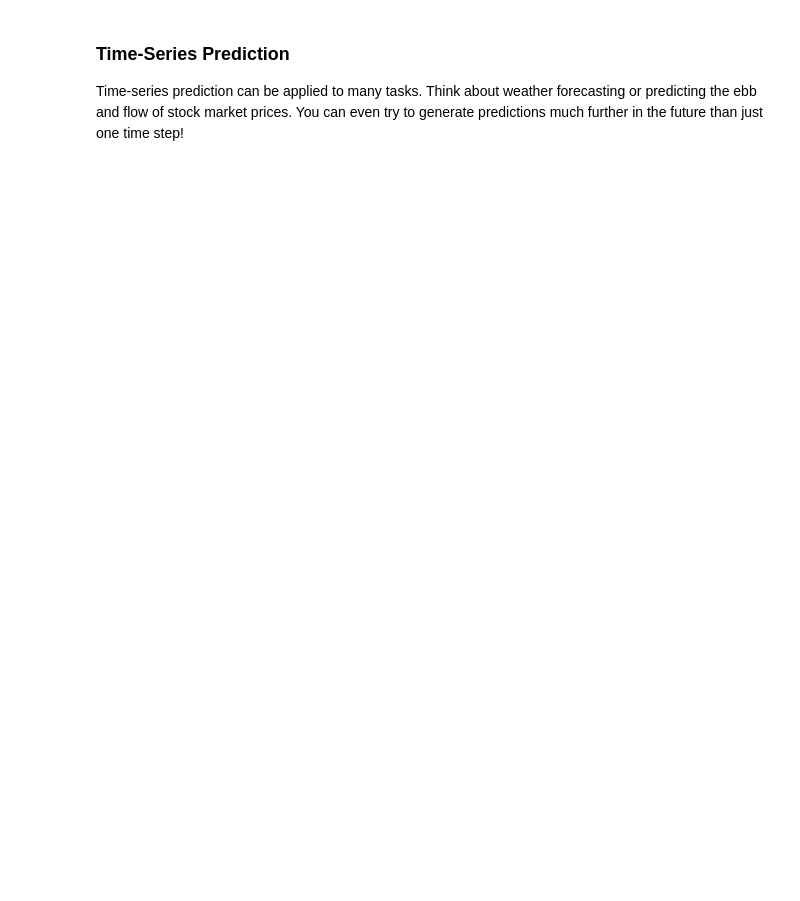
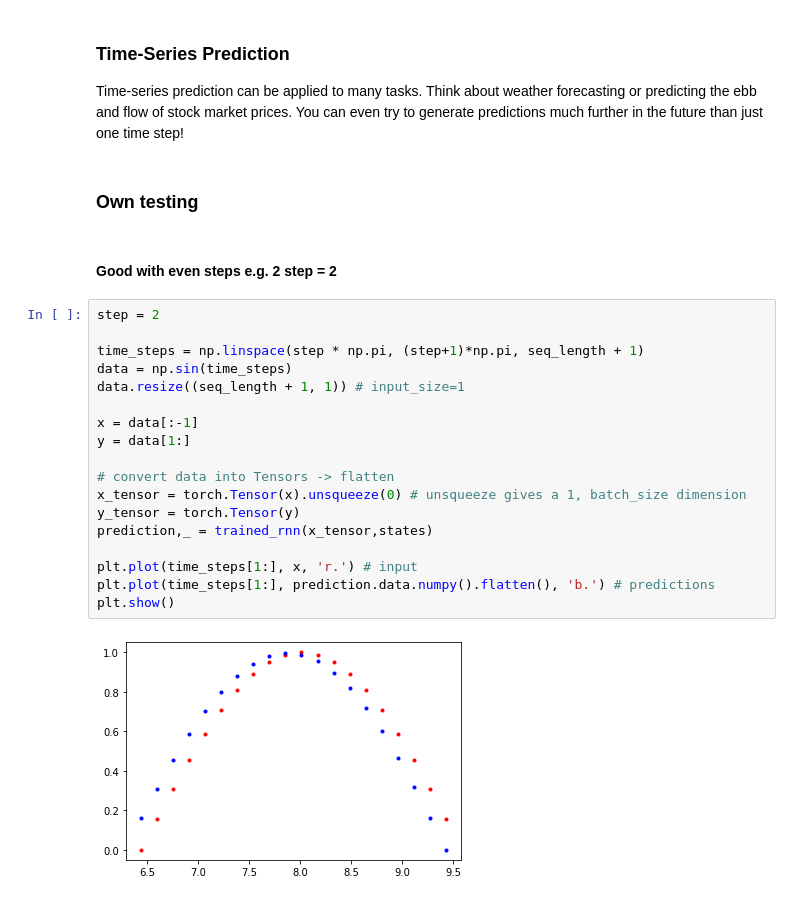
Before and after one commit to hannesroth88/recurrent-neural-networks, a Jupyter notebook: time-series/Simple_RNN.ipynb, the cells around one changed output. Drawn from its saved outputs; the diff is of its cells as text; blank space fills up the shorter version.

```diff
--- a/time-series/Simple_RNN.ipynb
+++ b/time-series/Simple_RNN.ipynb
@@ -187,3 +243,27 @@ trained_rnn = train(rnn, n_steps, print_every)
 ### Time-Series Prediction
 
 Time-series prediction can be applied to many tasks. Think about weather forecasting or predicting the ebb and flow of stock market prices. You can even try to generate predictions much further in the future than just one time step!
+# %% [markdown]
+### Own testing
+# %% [markdown]
+#### Good with even steps e.g. 2 step = 2
+# %%
+step = 2
+
+time_steps = np.linspace(step * np.pi, (step+1)*np.pi, seq_length + 1)
+data = np.sin(time_steps)
+data.resize((seq_length + 1, 1)) # input_size=1
+
+x = data[:-1]
+y = data[1:]
+
+# convert data into Tensors -> flatten
+x_tensor = torch.Tensor(x).unsqueeze(0) # unsqueeze gives a 1, batch_size dimension
+y_tensor = torch.Tensor(y)
+prediction,_ = trained_rnn(x_tensor,states)
+
+plt.plot(time_steps[1:], x, 'r.') # input
+plt.plot(time_steps[1:], prediction.data.numpy().flatten(), 'b.') # predictions
+plt.show()
+# %% [output]
+[figure, added]
```
Also changed, not shown: parts of 9 cells of this notebook.
